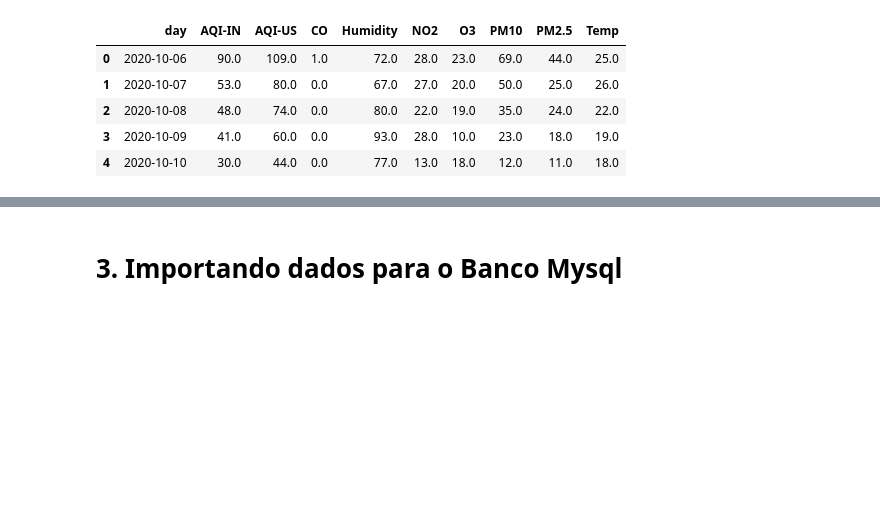
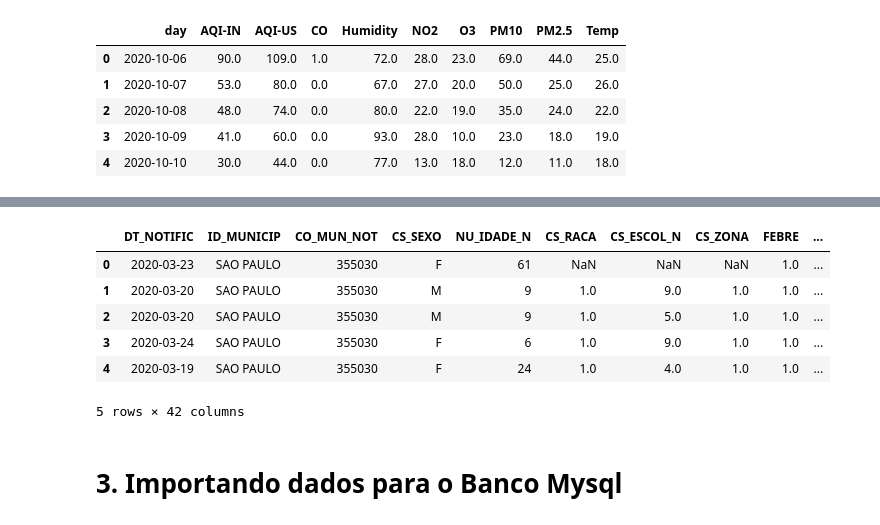
Before and after one commit to leandric/Health-and-Air-Quality-in-Sao-Paulo-An-Integrated-Analysis, a Jupyter notebook: Notbooks/Health-and-Air-Quality-in-Sao-Paulo-An-Integrated-Analysis.ipynb, the cells around one changed output, grey strips where cells are left out. Saved outputs shown, nothing was run; the diff lists cells and outputs as text; code cells hidden in the pictures; blank space fills up the shorter version.

```diff
--- a/Notbooks/Health-and-Air-Quality-in-Sao-Paulo-An-Integrated-Analysis.ipynb
+++ b/Notbooks/Health-and-Air-Quality-in-Sao-Paulo-An-Integrated-Analysis.ipynb
@@ -176,0 +192,9 @@ df_SUS.head()
+# %%
+# Usando a função melt para empilhar os meses
+melted_df = pd.melt(df_power, id_vars=['YEAR', 'PARAMETER'], var_name='Month', value_name='Value')
+
+# Pivotando o DataFrame para ter os parâmetros como colunas
+pivoted_df = melted_df.pivot_table(index=['YEAR', 'Month'], columns='PARAMETER', values='Value').reset_index()
+
+# Renomeando a coluna 'Month' para 'MONTH'
+pivoted_df.rename(columns={'Month': 'MONTH'}, inplace=True)
@@ -176,0 +203,4 @@ df_SUS.head()
+# %%
+filter = pivoted_df['MONTH'] != 'ANN'
+pivoted_df = pivoted_df[filter]
+pivoted_df.head()
@@ -223,3 +265,14 @@ result_df.to_excel('base_tratada.xlsx')
+# %%
+result_df2 = result_df.merge(pivoted_df, on=['YEAR', 'MONTH'], how='left')
+result_df2.head()
+# %% [output]
+|  | DT_NOTIFIC | ID_MUNICIP | CO_MUN_NOT | CS_SEXO | NU_IDADE_N | CS_RACA | CS_ESCOL_N | CS_ZONA | FEBRE | ... |
+| 0 | 2020-03-23 | SAO PAULO | 355030 | F | 61 | NaN | NaN | NaN | 1.0 | ... |
+| 1 | 2020-03-20 | SAO PAULO | 355030 | M | 9 | 1.0 | 9.0 | 1.0 | 1.0 | ... |
+| 2 | 2020-03-20 | SAO PAULO | 355030 | M | 9 | 1.0 | 5.0 | 1.0 | 1.0 | ... |
+| 3 | 2020-03-24 | SAO PAULO | 355030 | F | 6 | 1.0 | 9.0 | 1.0 | 1.0 | ... |
+| 4 | 2020-03-19 | SAO PAULO | 355030 | F | 24 | 1.0 | 4.0 | 1.0 | 1.0 | ... |
+5 rows × 42 columns
 # %% [markdown]
 # 3. Importando dados para o Banco Mysql
 # %%
```
Also changed, not shown: parts of 15 cells of this notebook, 4 other files.
